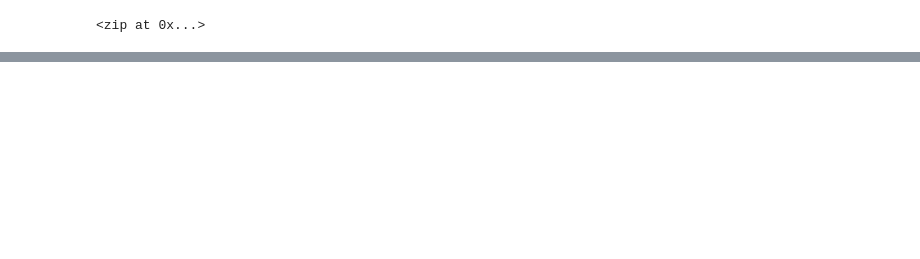
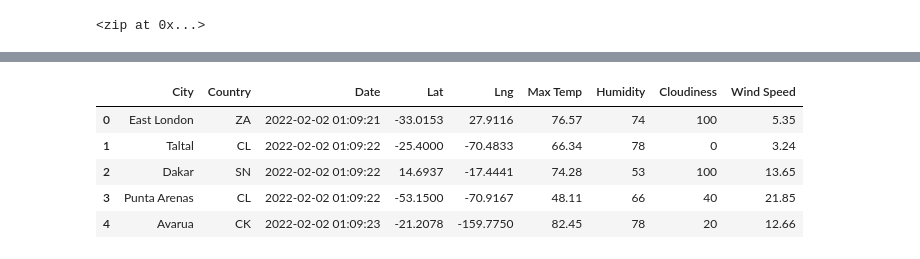
Before and after one commit to mlblake105/World_Weather_Analysis, a Jupyter notebook: WeatherPy.ipynb, the cells around one changed output, grey strips where cells are left out. Cells and saved outputs as stored; diff of their text form; code cells hidden in the pictures; blank space fills up the shorter version.

```diff
--- a/WeatherPy.ipynb
+++ b/WeatherPy.ipynb
@@ -33,0 +146,11 @@ len(cities)
+# %%
+new_column_order = ["City", "Country", "Date", "Lat", "Lng", "Max Temp", "Humidity", "Cloudiness", "Wind Speed"]
+city_data_df = city_data_df[new_column_order]
+city_data_df.head()
+# %% [output]
+|  | City | Country | Date | Lat | Lng | Max Temp | Humidity | Cloudiness | Wind Speed |
+| 0 | East London | ZA | 2022-02-02 01:09:21 | -33.0153 | 27.9116 | 76.57 | 74 | 100 | 5.35 |
+| 1 | Taltal | CL | 2022-02-02 01:09:22 | -25.4000 | -70.4833 | 66.34 | 78 | 0 | 3.24 |
+| 2 | Dakar | SN | 2022-02-02 01:09:22 | 14.6937 | -17.4441 | 74.28 | 53 | 100 | 13.65 |
+| 3 | Punta Arenas | CL | 2022-02-02 01:09:22 | -53.1500 | -70.9167 | 48.11 | 66 | 40 | 21.85 |
+| 4 | Avarua | CK | 2022-02-02 01:09:23 | -21.2078 | -159.7750 | 82.45 | 78 | 20 | 12.66 |
```
Also changed, not shown: parts of 7 cells of this notebook, 3 other files.
